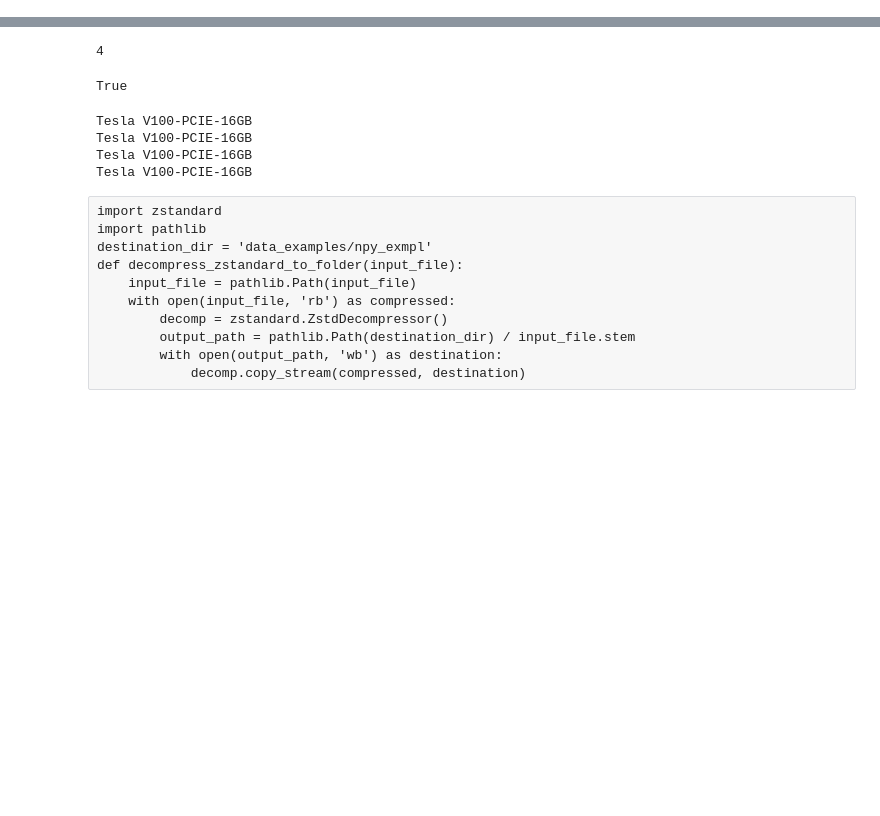
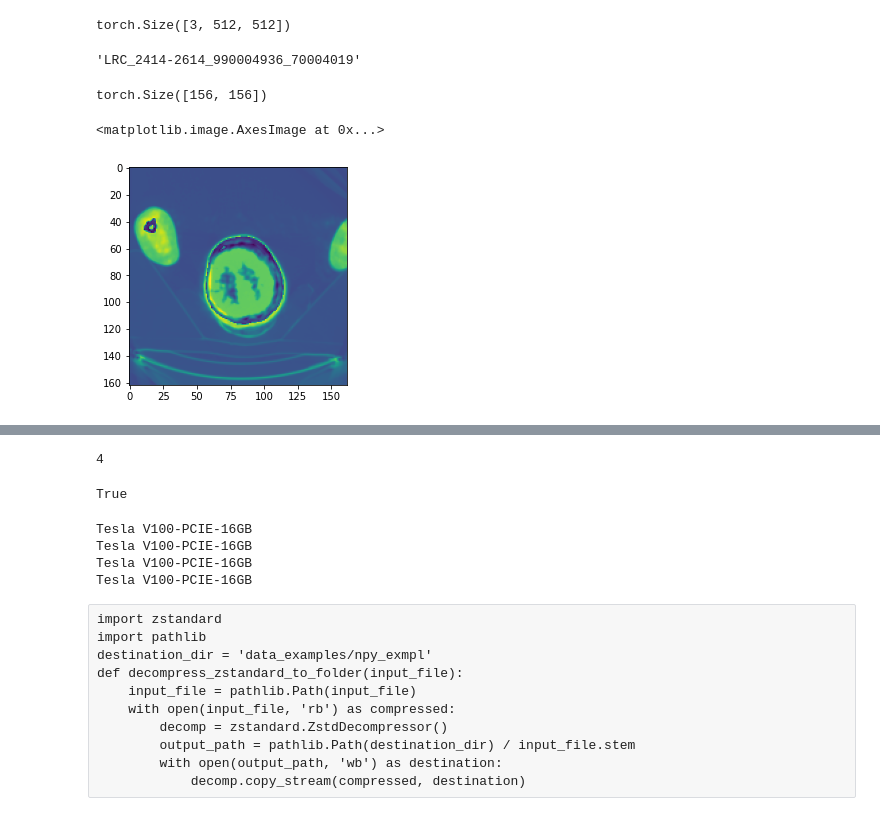
Before and after one commit to Proskuriakova/pet_ct_project, a Jupyter notebook: research_data.ipynb, the cells around one changed output, grey strips where cells are left out. Drawn from its saved outputs; the diff is of its cells as text; code cells hidden in the pictures; blank space fills up the shorter version.

```diff
--- a/research_data.ipynb
+++ b/research_data.ipynb
@@ -11,0 +110,4 @@ from tqdm import tqdm as tqdm
+# %%
+image.shape
+# %% [output]
+torch.Size([3, 512, 512])
@@ -11,0 +116,15 @@ from tqdm import tqdm as tqdm
+# %%
+data = PETDataset(mypath, names)
+# %%
+data[0]['name']
+# %% [output]
+'LRC_2414-2614_990004936_70004019'
+# %%
+data[0]['image'][0][..., 250].shape
+# %% [output]
+torch.Size([156, 156])
+# %%
+plt.imshow(data[0]['image'][0][..., 260])
+# %% [output]
+<matplotlib.image.AxesImage at 0x...>
+[figure, added]
```
Also changed, not shown: parts of 50 cells of this notebook, 10 other files.
